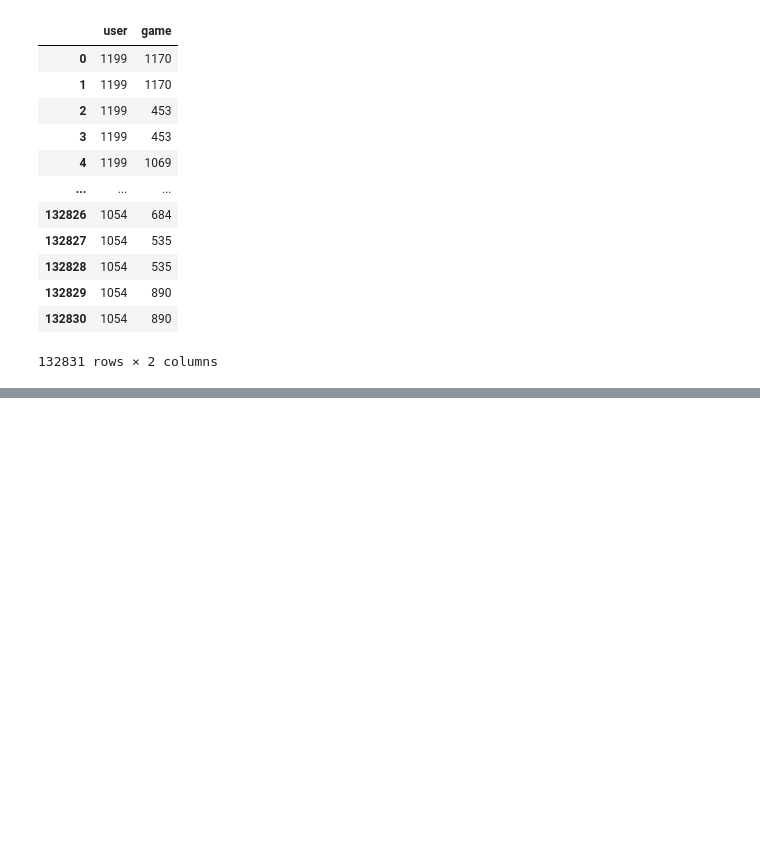
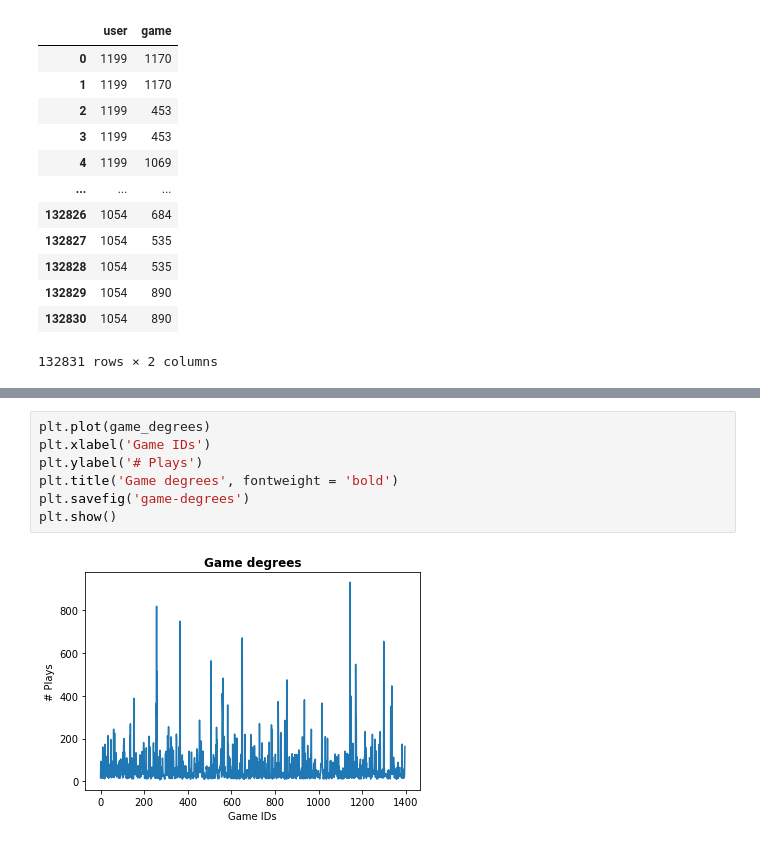
Before and after one commit to aravind-gk/RecSysAttack, a Jupyter notebook: steam/steam.ipynb, the cells around one changed output, grey strips where cells are left out. Cells and saved outputs as stored; diff of their text form; blank space fills up the shorter version.

```diff
--- a/steam/steam.ipynb
+++ b/steam/steam.ipynb
@@ -349,0 +407,9 @@ steam
+# %%
+plt.plot(game_degrees)
+plt.xlabel('Game IDs')
+plt.ylabel('# Plays')
+plt.title('Game degrees', fontweight = 'bold')
+plt.savefig('game-degrees')
+plt.show()
+# %% [output]
+[figure, added]
```
Also changed, not shown: parts of 7 cells of this notebook, 3 other files.
